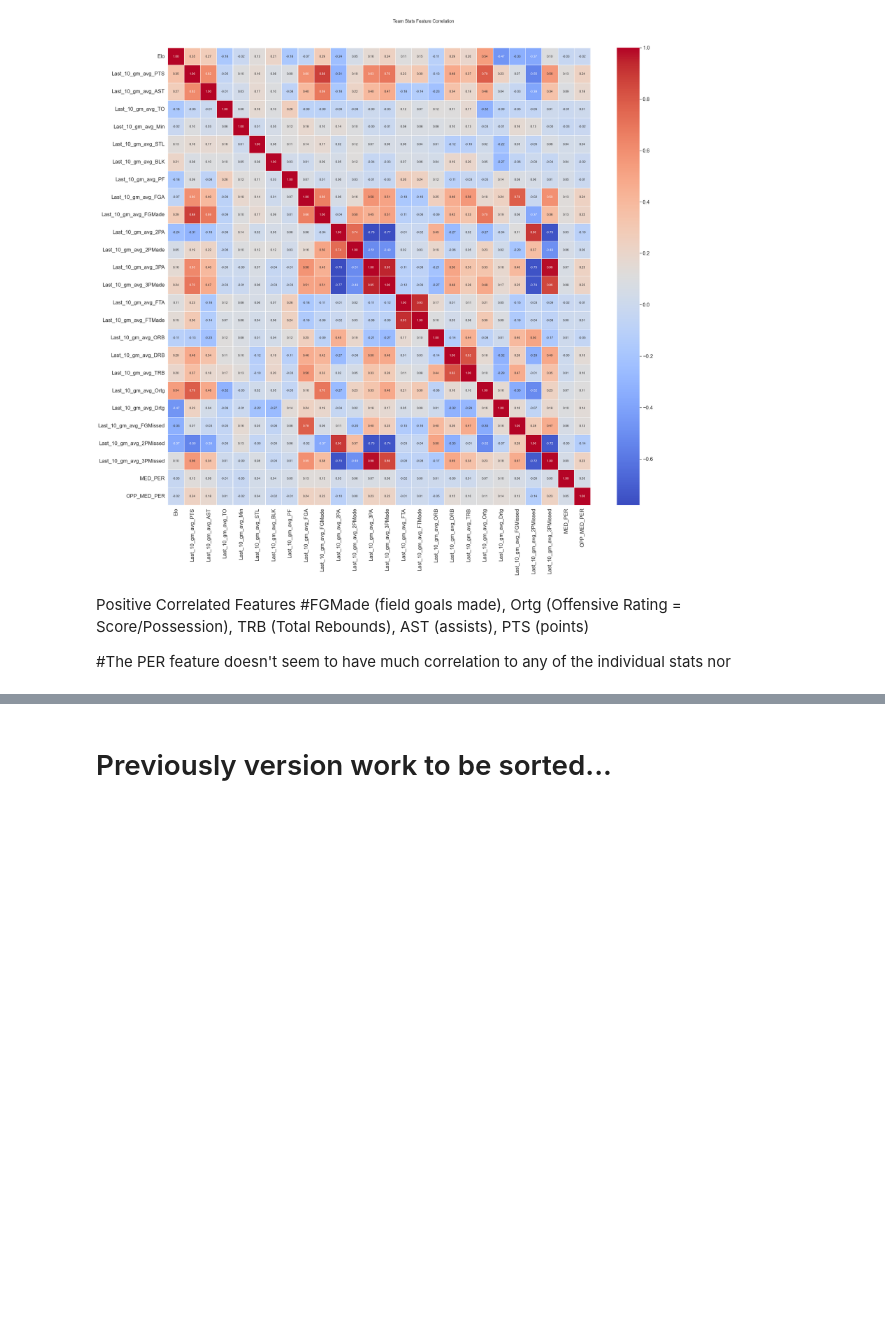
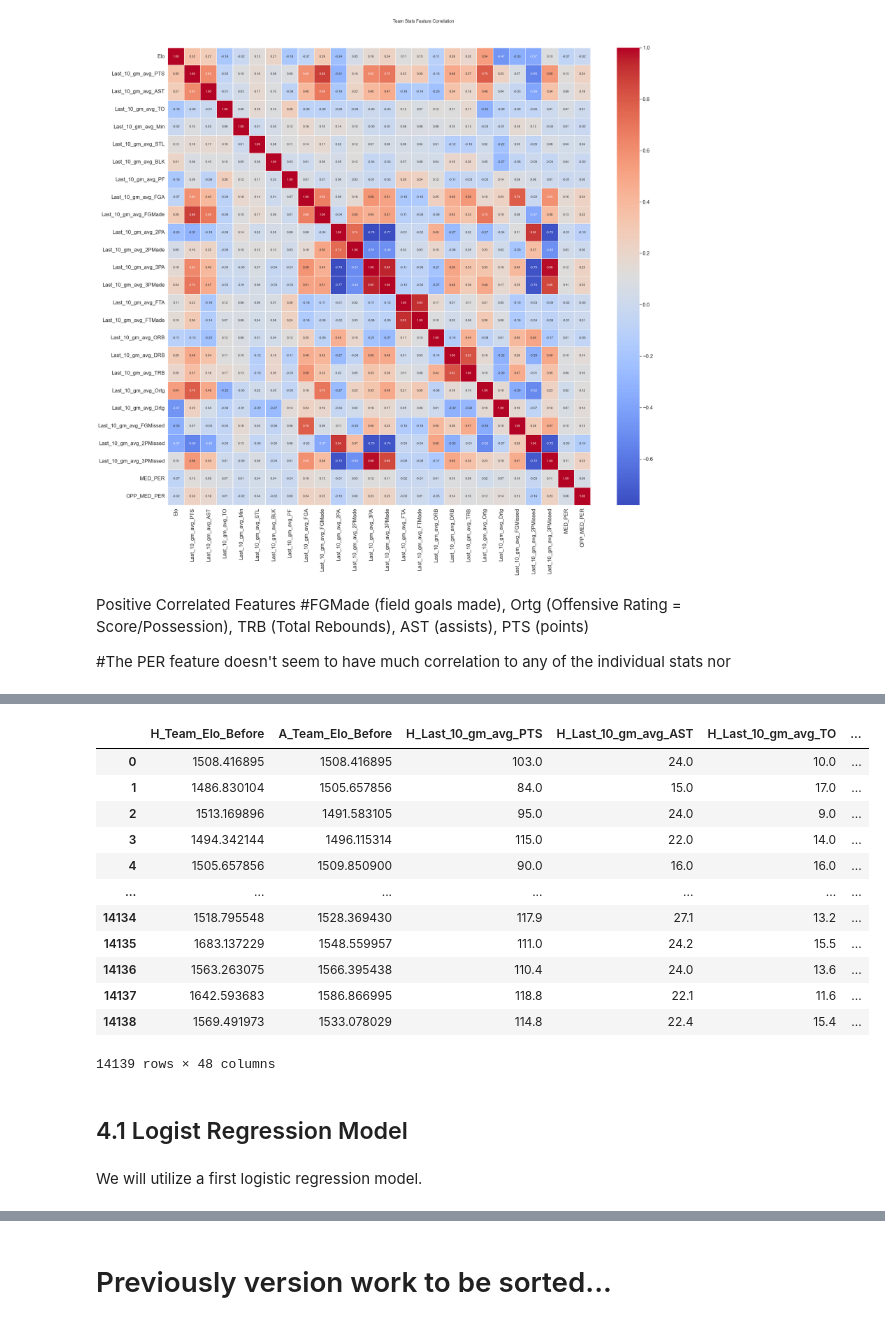
Before and after one commit to ElectricSheep007/UNH-Repo, a Jupyter notebook: DS_Guided_Capstone_2_Repo/virenv/Guided_Capstone_Project_2.ipynb, the cells around one changed output, grey strips where cells are left out. Cells and saved outputs as stored; diff of their text form; code cells hidden in the pictures; blank space fills up the shorter version.

```diff
--- a/DS_Guided_Capstone_2_Repo/virenv/Guided_Capstone_Project_2.ipynb
+++ b/DS_Guided_Capstone_2_Repo/virenv/Guided_Capstone_Project_2.ipynb
@@ -1579,0 +1475,2 @@ losers2 = final_team_stats[final_team_stats['Label']==0]
+# %%
+final_team_stats = pd.read_csv('final_team_stats.csv', index_col = 0)
@@ -1580,35 +1495,25 @@ losers2 = final_team_stats[final_team_stats['Label']==0]
+# %%
+#remove non-numeric variables and separate into label and features
+
+features = final_team_stats.drop(columns=['Date', 'GameID', 'season', 'H_Team', 'A_Team', 'H_Team_Elo_After', 'A_Team_Elo_After',
+       'H_Last_10_gm_avg_PTS10',
+       'A_Last_10_gm_avg_PTS10', 'Label'])
+
+label = final_team_stats['Label']
 # %%
-#Creating DF's for reviewing correlation.
-
-cols = ['H_Team_Elo_Before',
-       'A_Team_Elo_Before', 'H_Team_Elo_After', 'A_Team_Elo_After',
-       'H_Last_10_gm_avg_PTS', 'H_Last_10_gm_avg_AST', 'H_Last_10_gm_avg_TO',
-       'H_Last_10_gm_avg_Min', 'H_Last_10_gm_avg_STL', 'H_Last_10_gm_avg_BLK',
-       'H_Last_10_gm_avg_PF', 'H_Last_10_gm_avg_FGA',
-       'H_Last_10_gm_avg_FGMade', 'H_Last_10_gm_avg_2PA',
-       'H_Last_10_gm_avg_2PMade', 'H_Last_10_gm_avg_3PA',
-       'H_Last_10_gm_avg_3PMade', 'H_Last_10_gm_avg_FTA',
-       'H_Last_10_gm_avg_FTMade', 'H_Last_10_gm_avg_ORB',
-       'H_Last_10_gm_avg_DRB', 'H_Last_10_gm_avg_TRB', 'H_Last_10_gm_avg_Ortg',
-       'H_Last_10_gm_avg_Drtg', 'H_Last_10_gm_avg_FGMissed',
-       'H_Last_10_gm_avg_2PMissed', 'H_Last_10_gm_avg_3PMissed',
-       'A_Last_10_gm_avg_PTS', 'A_Last_10_gm_avg_AST', 'A_Last_10_gm_avg_TO',
-       'A_Last_10_gm_avg_Min', 'A_Last_10_gm_avg_STL', 'A_Last_10_gm_avg_BLK',
-       'A_Last_10_gm_avg_PF', 'A_Last_10_gm_avg_FGA',
-       'A_Last_10_gm_avg_FGMade', 'A_Last_10_gm_avg_2PA',
-       'A_Last_10_gm_avg_2PMade', 'A_Last_10_gm_avg_3PA',
-       'A_Last_10_gm_avg_3PMade', 'A_Last_10_gm_avg_FTA',
-       'A_Last_10_gm_avg_FTMade', 'A_Last_10_gm_avg_ORB',
-       'A_Last_10_gm_avg_DRB', 'A_Last_10_gm_avg_TRB', 'A_Last_10_gm_avg_Ortg',
-       'A_Last_10_gm_avg_Drtg', 'A_Last_10_gm_avg_FGMissed',
-       'A_Last_10_gm_avg_2PMissed', 'A_Last_10_gm_avg_3PMissed']
-
-finalcorr = final_team_stats[cols]
-
-corrmat = finalcorr.corr()
-f, ax = plt.subplots(figsize=(30, 25))
-hm = sns.heatmap(round(corrmat,2), annot=True, ax=ax, cmap="coolwarm",fmt='.2f',
-                 linewidths=.05)
-f.subplots_adjust(top=0.93)
-t= f.suptitle('Team Stats Feature Correlation', fontsize=14)
+features
+# %% [output]
+|  | H_Team_Elo_Before | A_Team_Elo_Before | H_Last_10_gm_avg_PTS | H_Last_10_gm_avg_AST | H_Last_10_gm_avg_TO | ... |
+| 0 | 1508.416895 | 1508.416895 | 103.0 | 24.0 | 10.0 | ... |
+| 1 | 1486.830104 | 1505.657856 | 84.0 | 15.0 | 17.0 | ... |
+| 2 | 1513.169896 | 1491.583105 | 95.0 | 24.0 | 9.0 | ... |
+| 3 | 1494.342144 | 1496.115314 | 115.0 | 22.0 | 14.0 | ... |
+| 4 | 1505.657856 | 1509.850900 | 90.0 | 16.0 | 16.0 | ... |
+| ... | ... | ... | ... | ... | ... | ... |
+| 14134 | 1518.795548 | 1528.369430 | 117.9 | 27.1 | 13.2 | ... |
+| 14135 | 1683.137229 | 1548.559957 | 111.0 | 24.2 | 15.5 | ... |
+| 14136 | 1563.263075 | 1566.395438 | 110.4 | 24.0 | 13.6 | ... |
+| 14137 | 1642.593683 | 1586.866995 | 118.8 | 22.1 | 11.6 | ... |
+| 14138 | 1569.491973 | 1533.078029 | 114.8 | 22.4 | 15.4 | ... |
+14139 rows × 48 columns
 # %%
@@ -1625,0 +1523,4 @@ ax.set_xlabel("Offensive rating")
+# %% [markdown]
+## 4.1 Logist Regression Model
+# %% [markdown]
+We will utilize a first logistic regression model.
```
Also changed, not shown: parts of 65 cells of this notebook.
